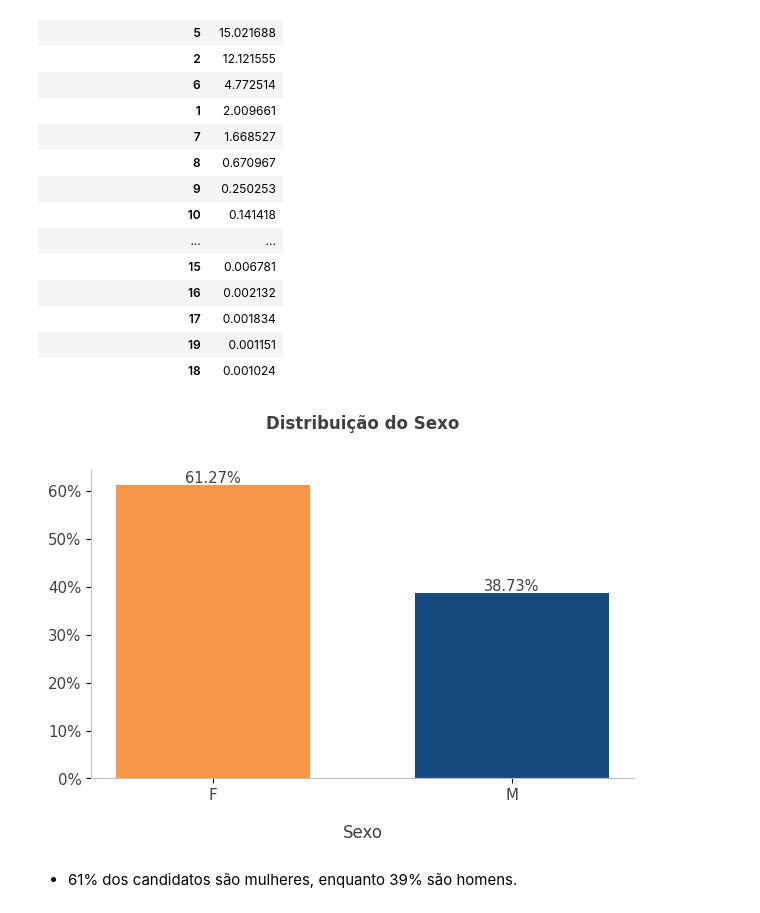
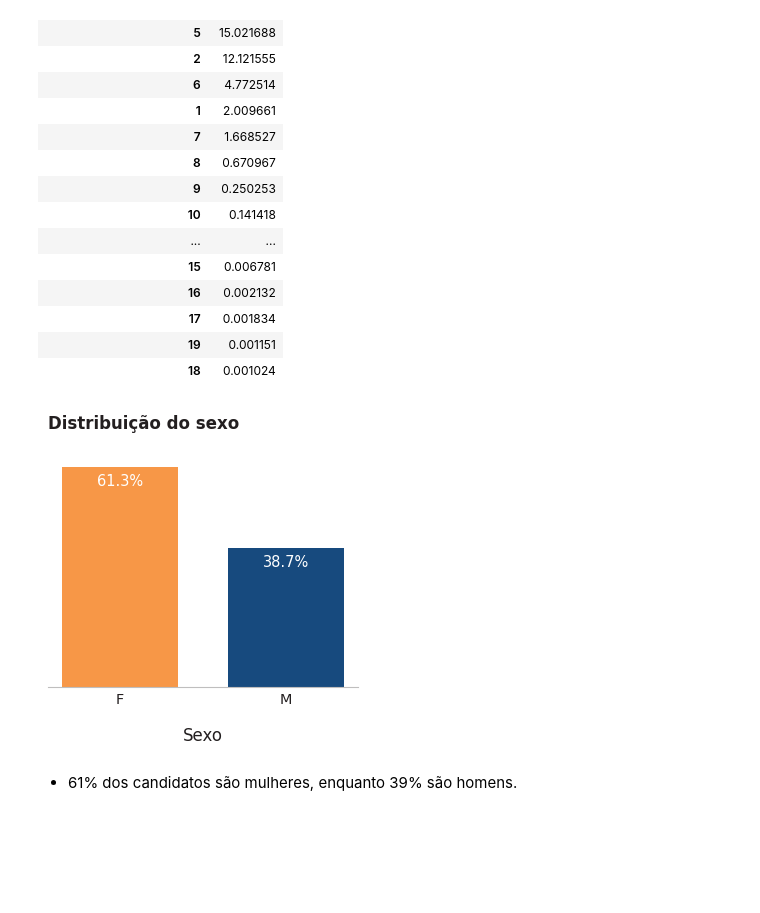
Before and after one commit to allmeidaapedro/Enem-Analysis, a Jupyter notebook: notebooks/2_eda.ipynb, the cells around one changed output. Cells and saved outputs as stored; diff of their text form; code cells hidden in the pictures; blank space fills up the shorter version.

```diff
--- a/notebooks/2_eda.ipynb
+++ b/notebooks/2_eda.ipynb
@@ -244,26 +347,15 @@ plt.show()
 | 17 | 0.001834 |
 | 19 | 0.001151 |
 | 18 | 0.001024 |
-# %%
-# Grouping the data by sex.
-sex_grouped = performance_df.groupby(['sexo'])[['sexo']].count().rename(columns={'sexo': 'count'}).reset_index().sort_values(by=['count'], ascending=False)
-sex_grouped['pct'] = round(sex_grouped['count'] / np.sum(sex_grouped['count']) * 100, 2)
-
-# Plotting and customizing.
-fig, ax = plt.subplots(figsize=(7, 4))
-bars = ax.bar(x=sex_grouped['sexo'], height=sex_grouped['pct'], color=[LARANJA1, AZUL1], width=0.65)
-for bar, pct in zip(bars, sex_grouped['pct']):
-    ax.text(bar.get_x() + bar.get_width() / 2, bar.get_height() + 0.5, f'{pct}%', ha='center', color=CINZA2, fontsize=10.5)
-ax.set_title('Distribuição do Sexo', color=CINZA2, fontweight='bold', fontsize=12, pad=30)
-ax.set_xlabel('Sexo', labelpad=15, color=CINZA2, fontsize=12)
-ax.set_xticks(ticks=sex_grouped['sexo'], labels=sex_grouped['sexo'], color=CINZA2, fontsize=10.8)
-ax.set_yticks(ticks=np.arange(0, 61, 10), labels=['0%', '10%', '20%', '30%', '40%', '50%', '60%'] , color=CINZA2, fontsize=10.8)
-ax.spines['top'].set_visible(False)
-ax.spines['right'].set_visible(False)
-ax.spines['left'].set_color(CINZA9)
-ax.spines['bottom'].set_color(CINZA9)
-plt.show()
-# %% [output]
-[figure, removed]
+# %%
+# Grouping the data by sex.
+sex_grouped = performance_df.groupby(['sexo'])[['sexo']].count().rename(columns={'sexo': 'count'}).reset_index().sort_values(by=['count'], ascending=False)
+sex_grouped['pct'] = round(sex_grouped['count'] / np.sum(sex_grouped['count']) * 100, 2)
+
+bar_plot(sex_grouped, 'sexo', 'pct', 'Distribuição do sexo', 'Sexo',
+         figsize=(4, 3), title_pad=20, barwidth=0.7,
+         bar_color=[LARANJA1, AZUL1], invert_xaxis=False)
+# %% [output]
+[figure, added]
 # %% [markdown]
 - 61% dos candidatos são mulheres, enquanto 39% são homens.
```
Also changed, not shown: parts of 22 cells of this notebook, 4 other files.
